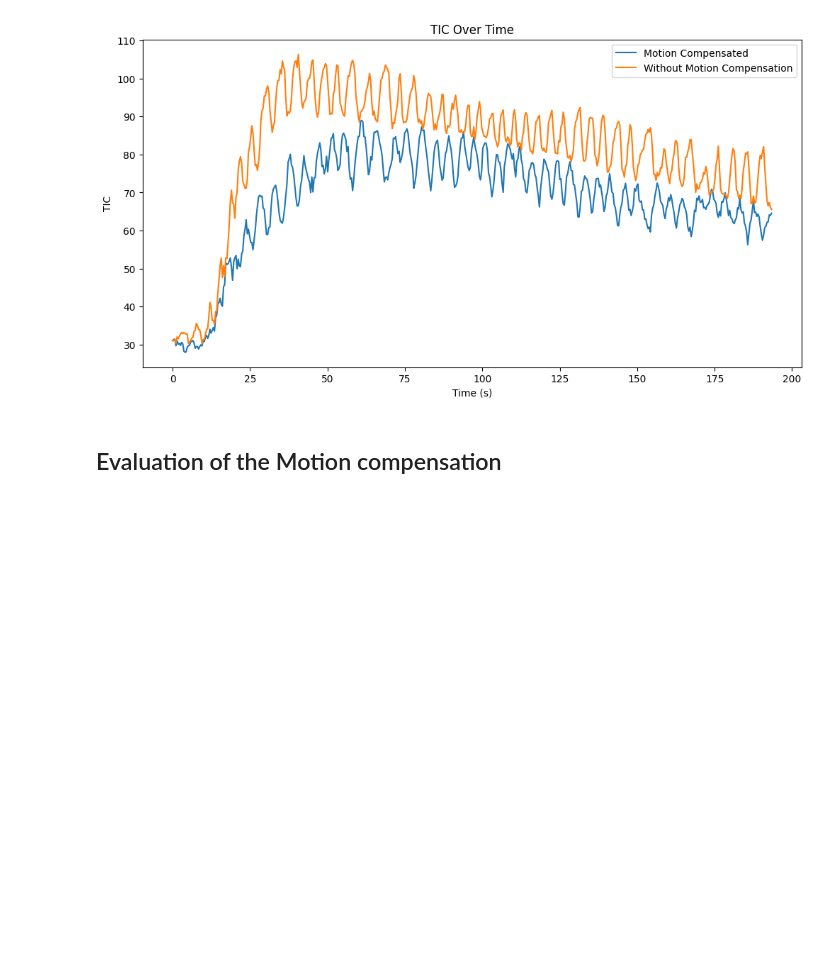
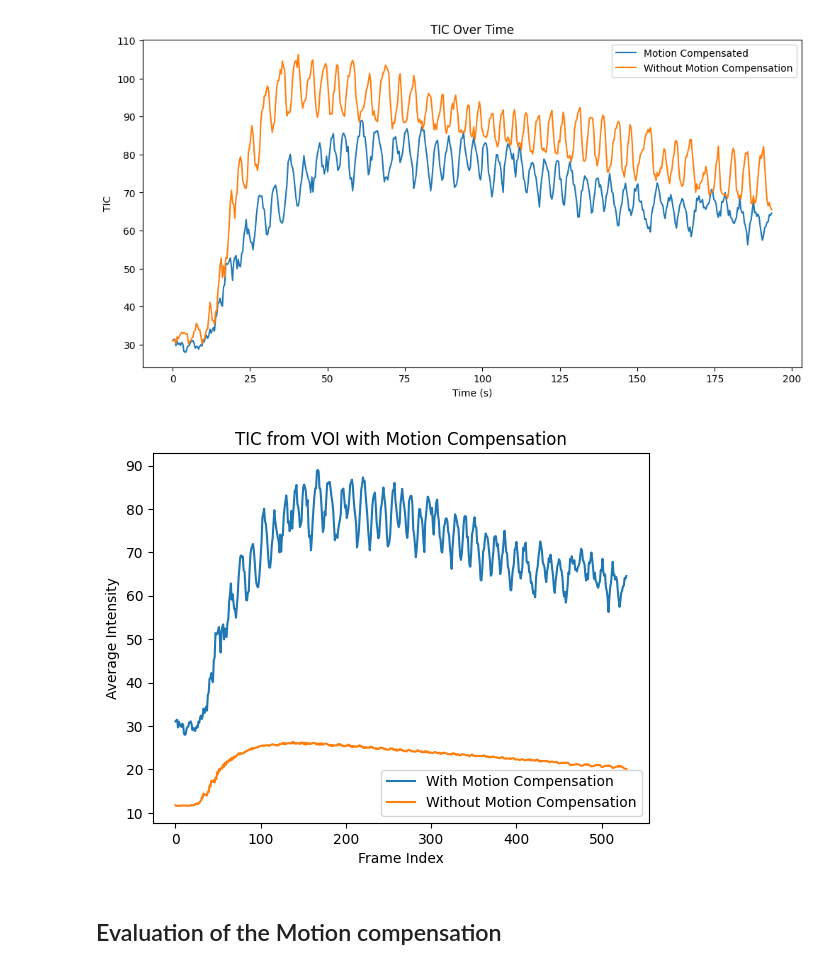
Before and after one commit to TUL-Dev/QuantUS-Plugins-CEUS, a Jupyter notebook: CLI-Demos/MC_3D_test.ipynb, the cells around one changed output. Saved outputs shown, nothing was run; the diff lists cells and outputs as text; code cells hidden in the pictures; blank space fills up the shorter version.

```diff
--- a/CLI-Demos/MC_3D_test.ipynb
+++ b/CLI-Demos/MC_3D_test.ipynb
@@ -435,6 +435,32 @@ ax.legend()
 plt.show()
 # %% [output]
 [figure]
+# %%
+CEUS_data = image_data.pixel_data
+mc_mask = seg_data.mc_seg_mask
+no_mc_mask = seg_data.seg_mask
+TIC = []
+TIC_no_mc = []
+
+for frame_idx in range(image_data.pixel_data.shape[-1]):
+    CEUS_frame = image_data.pixel_data[:, :, :, frame_idx]
+    mask_frame = mc_mask[:, :, :, frame_idx]
+    frame_intensity = CEUS_frame[mask_frame > 0]
+    average_intensity = np.nanmean(frame_intensity)
+    TIC.append(average_intensity)
+
+    no_mc_mask_frame = no_mc_mask[:, :, :, frame_idx]
+    TIC_no_mc.append(np.nanmean(CEUS_frame[no_mc_mask_frame > 0]))
+
+plt.plot(TIC)
+plt.plot(TIC_no_mc)
+plt.title('TIC from VOI with Motion Compensation')
+plt.xlabel('Frame Index')
+plt.ylabel('Average Intensity')
+plt.legend(['With Motion Compensation', 'Without Motion Compensation'])
+plt.show()
+# %% [output]
+[figure, added]
 # %% [markdown]
 ## Evaluation of the Motion compensation
 # %%
```
Also changed, not shown: parts of 1 cell of this notebook, 12 other files.
